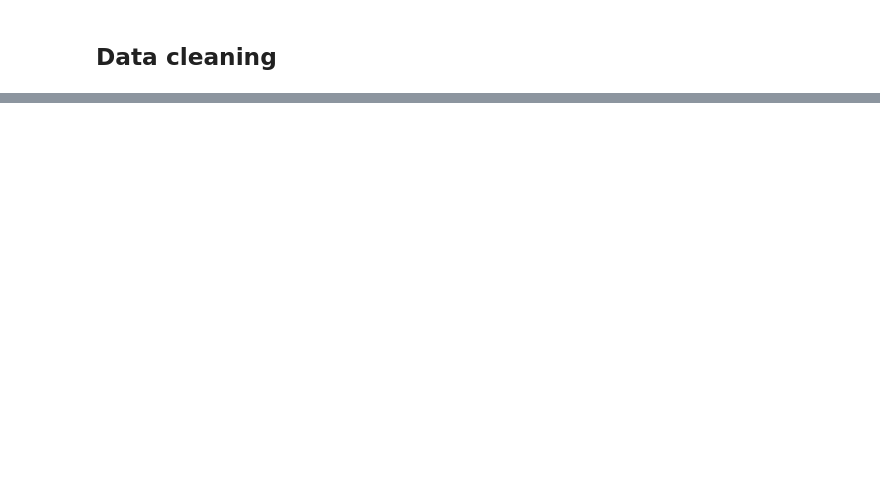
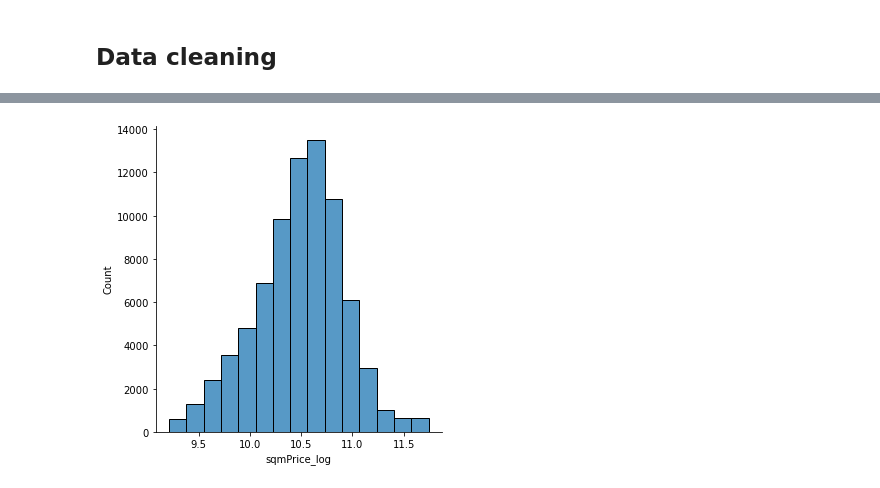
Before and after one commit to yapicikerem/ISDS_G9, a Jupyter notebook: Exam_G9.ipynb, the cells around one changed output, grey strips where cells are left out. Saved outputs shown, nothing was run; the diff lists cells and outputs as text; code cells hidden in the pictures; blank space fills up the shorter version.

```diff
--- a/Exam_G9.ipynb
+++ b/Exam_G9.ipynb
@@ -67,0 +71,2 @@ boliga.to_csv(path +'/boliga.csv')
+# %%
+boliga = pd.read_csv(r'C:\Users\Kerem\Desktop' + '/boliga.csv')
@@ -102,0 +101,6 @@ Index(['address', 'zipCode', 'price', 'propertyType', 'saleType', 'sqmPrice',
+# %%
+# converting column types automatically
+boliga.convert_dtypes().dtypes
+
+# removing duplicate columns
+boliga = boliga.drop(columns=['heatingCode.1', 'notes.1', 'roomsQuantity.1']).copy()
@@ -102,0 +169,5 @@ Index(['address', 'zipCode', 'price', 'propertyType', 'saleType', 'sqmPrice',
+# %%
+sns.displot(boliga['sqmPrice_log'], bins = 15, kde= False)
+plt.show()
+# %% [output]
+[figure, added]
```
Also changed, not shown: parts of 14 cells of this notebook.
